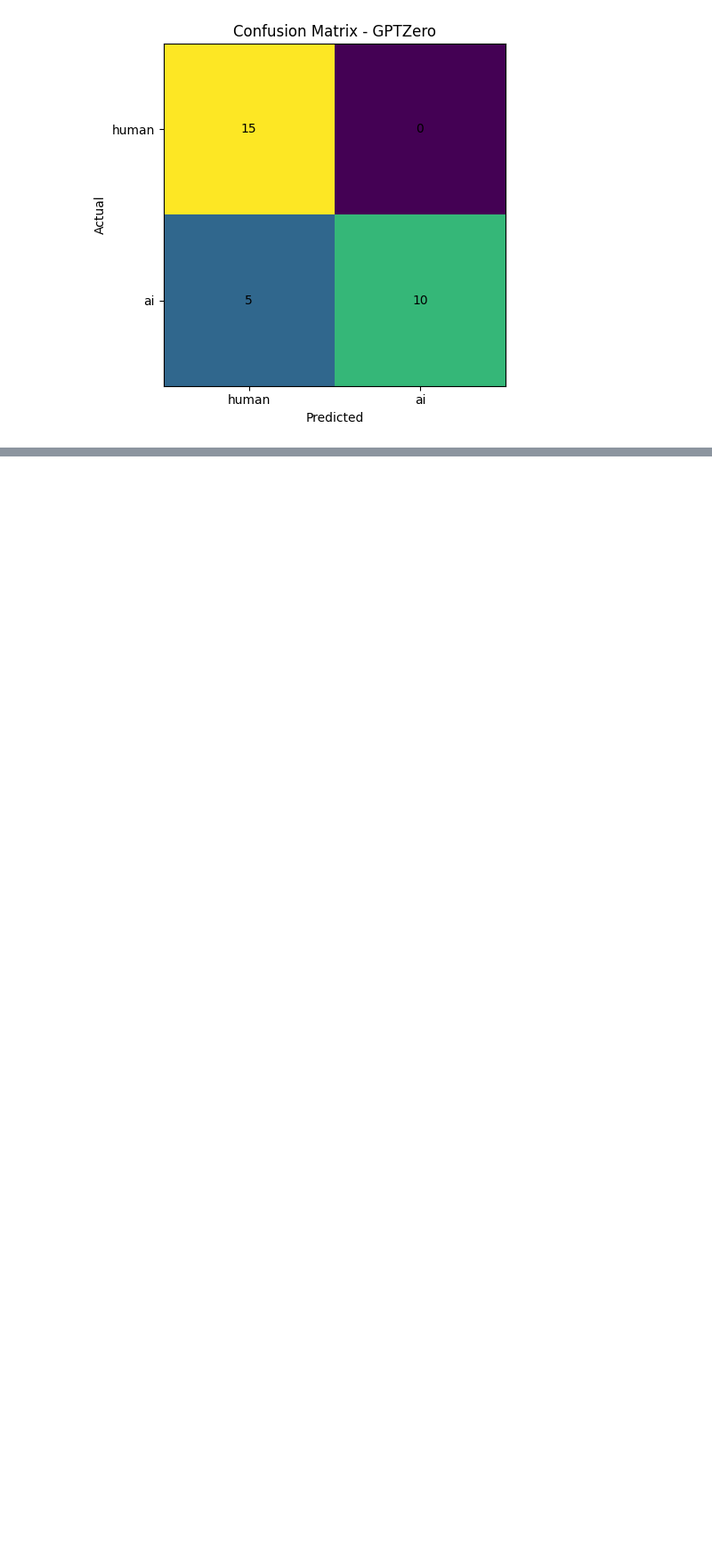
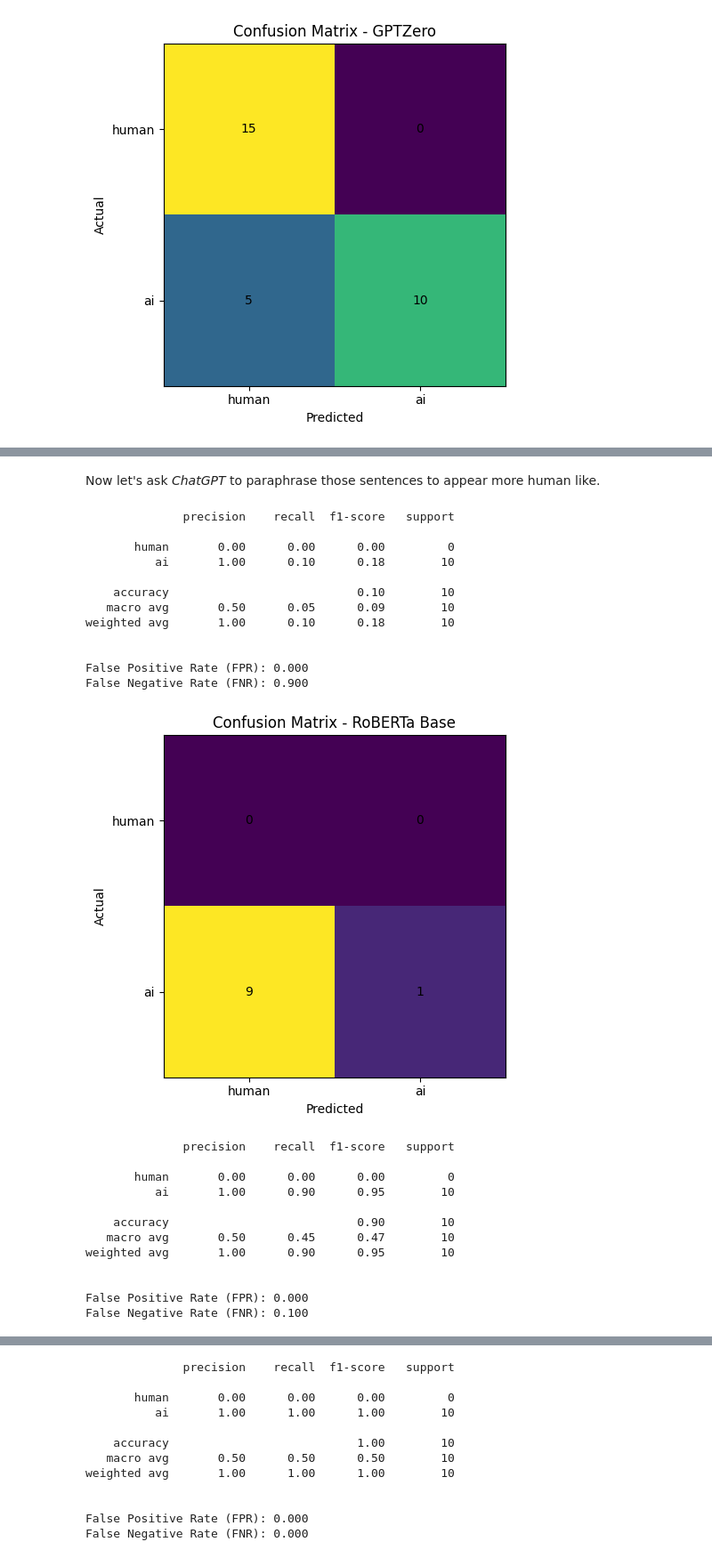
Before and after one commit to Ninj4M4ster/ai_generated_data_detection, a Jupyter notebook: project/notebook.ipynb, the cells around one changed output, grey strips where cells are left out. Shown at 89% size. Drawn from its saved outputs; the diff is of its cells as text; code cells hidden in the pictures; blank space fills up the shorter version.

```diff
--- a/project/notebook.ipynb
+++ b/project/notebook.ipynb
@@ -344,0 +424,57 @@ False Negative Rate (FNR): 0.000
+# %% [markdown]
+Now let's ask *ChatGPT* to paraphrase those sentences to appear more human like.
+# %%
+new_generated_texts = [
+    "I remember missing the last tram one evening when it was raining and just deciding to walk home instead. The streets were almost empty, with only a few lights on in the windows. At some point the rain stopped, and everything felt unusually quiet, like the city had slowed down for a bit. Nothing special really happened, but for some reason I still think about that night. It had a kind of completeness you don’t usually get when things are planned.",
+    "There’s something strangely satisfying about fixing small things at home. It’s not really about saving money most of the time. It’s more about figuring things out—why a drawer keeps sticking or what’s causing that annoying squeak. You try one thing, then another, sometimes it doesn’t work. But when it finally does, even if it’s something minor, it feels worth it. No one else notices, but you do.",
+    "When people talk about productivity, they usually focus on tools or habits, but for me timing seems to matter more. Some days even simple things feel difficult, and other days more complex work just flows. I’ve stopped trying to force it as much. Now I try to pay attention to when I can actually focus and make use of that, even if it doesn’t fit neatly into a schedule.",
+    "I once spent a few hours in a small café where nothing particularly interesting happened. People came in, ordered, left. Someone sat reading a newspaper. The music kept changing quietly in the background. Still, it felt like everything slowed down just enough to notice small details—the way cups were arranged, how people moved, those brief pauses in conversation. It made me realize how much I usually overlook.",
+    "Learning something new as an adult feels noticeably different than it used to. There’s less pressure, which is nice, but also less patience when things don’t make sense right away. You’re more aware of what you don’t know. At the same time, there’s a kind of freedom in it—you can approach things without expectations. Progress might be slower, but it feels more intentional.",
+    "Cooking has turned into a small routine I didn’t expect to enjoy this much. It started out as something practical, but over time I began paying attention to details—how heat changes ingredients, how timing affects texture, how simple combinations can turn out differently. I’m not making anything complicated. But even basic meals feel more satisfying when there’s some thought behind them.",
+    "Using public transport gives you a different way of seeing a city. You start noticing patterns—where people get on and off, how areas gradually change, how routines overlap. I often catch myself just observing instead of thinking about where I’m going. The trip becomes a series of small moments rather than just getting from one place to another. It changes how time feels.",
+    "Lately I’ve been trying not to switch between tasks so much during the day. It’s easy to underestimate how draining that is. When I stay focused on one thing longer, even if it feels slower at first, the results are usually better. There’s less going back to fix things. It’s a simple change, but it takes some effort to ignore the urge to check something else all the time.",
+    "Weather seems to influence my day more than I used to notice. When it’s cold, I tend to stay inside and do quieter things. When it’s warmer, going out feels more natural, even without planning it. It’s not something I decide consciously—it just happens. Paying attention to it helps explain why some days feel more productive or more relaxed than others.",
+    "Over time I’ve started noticing how small changes add up. Slight adjustments to a routine, moving things around in a workspace, even changing how the day starts—after a while, it all makes a difference. None of it feels dramatic in the moment, but together it shifts how things work. You only really see it when you compare it to how things used to be."
+]
+
+y_pred_new_roberta = []
+y_pred_new_ppl = []
+
+for text in new_generated_texts:
+    pred = detector_base(text)[0]
+    pred_label = map_label(pred["label"])
+    y_pred_new_roberta.append(pred_label)
+
+    ppl = compute_perplexity(text)
+    pred_ppl = perplexity_to_label(ppl)
+    y_pred_new_ppl.append(pred_ppl)
+# %%
+evaluate("RoBERTa Base", ["ai"] * len(new_generated_texts), list(map(lambda x: 'human' if x == 0 else 'ai', y_pred_new_roberta)))
+evaluate("GPT2", ["ai"] * len(new_generated_texts), list(map(lambda x: 'human' if x == 0 else 'ai', y_pred_new_ppl)))
+evaluate("GPTZero", ["ai"] * len(new_generated_texts), ["ai", "ai", "ai", "ai", "ai", "ai", "ai", "ai", "ai", "ai"])
+# %% [output]
+              precision    recall  f1-score   support
+
+       human       0.00      0.00      0.00         0
+          ai       1.00      0.10      0.18        10
+
+    accuracy                           0.10        10
+   macro avg       0.50      0.05      0.09        10
+weighted avg       1.00      0.10      0.18        10
+
+
+False Positive Rate (FPR): 0.000
+False Negative Rate (FNR): 0.900
+[figure, added]
+              precision    recall  f1-score   support
+
+       human       0.00      0.00      0.00         0
+          ai       1.00      0.90      0.95        10
+
+    accuracy                           0.90        10
+   macro avg       0.50      0.45      0.47        10
+weighted avg       1.00      0.90      0.95        10
+
+
+False Positive Rate (FPR): 0.000
+False Negative Rate (FNR): 0.100
@@ -344,0 +482,12 @@ False Negative Rate (FNR): 0.000
+              precision    recall  f1-score   support
+
+       human       0.00      0.00      0.00         0
+          ai       1.00      1.00      1.00        10
+
+    accuracy                           1.00        10
+   macro avg       0.50      0.50      0.50        10
+weighted avg       1.00      1.00      1.00        10
+
+
+False Positive Rate (FPR): 0.000
+False Negative Rate (FNR): 0.000
```
Also changed, not shown: parts of 16 cells of this notebook, 2 other files.
